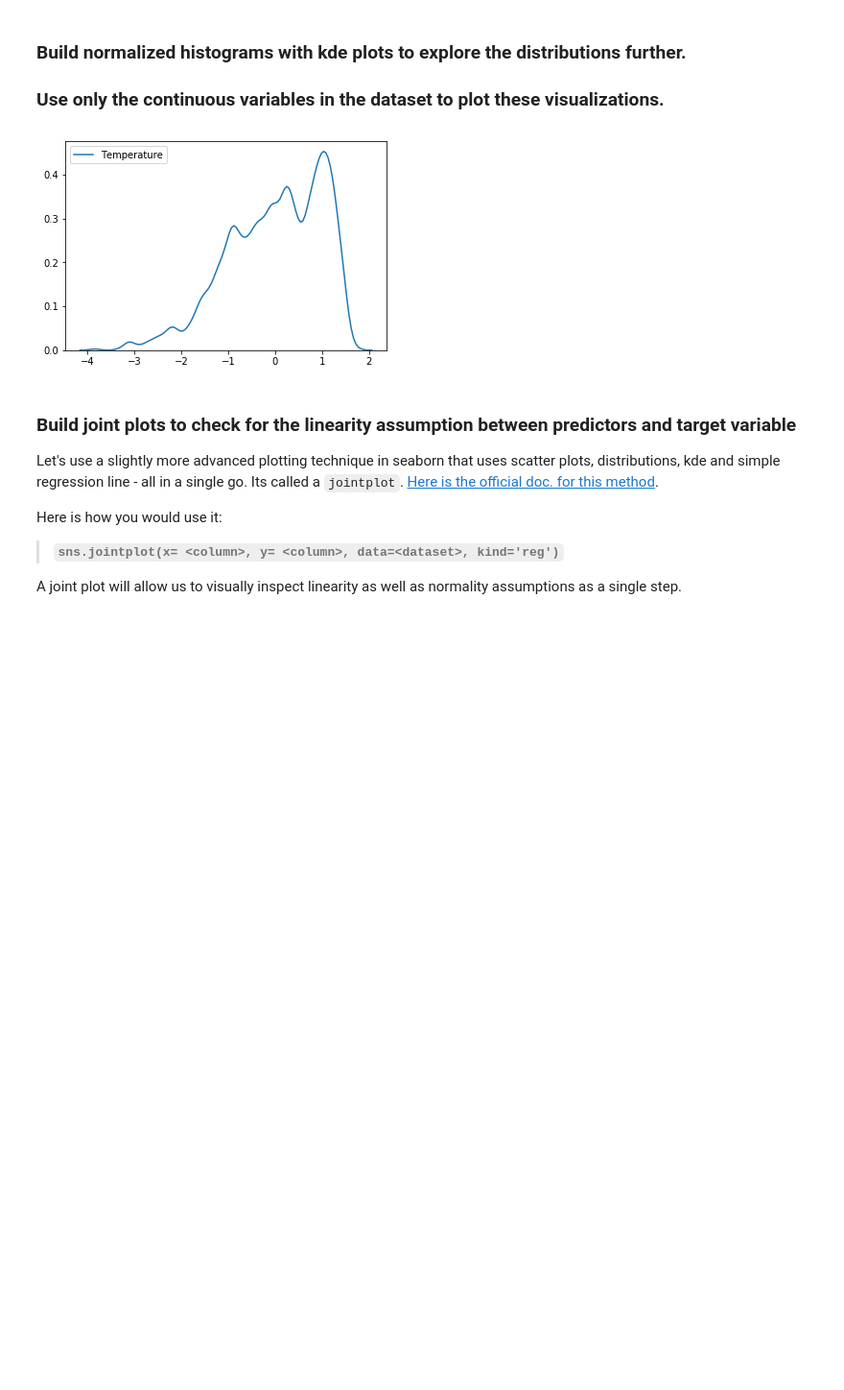
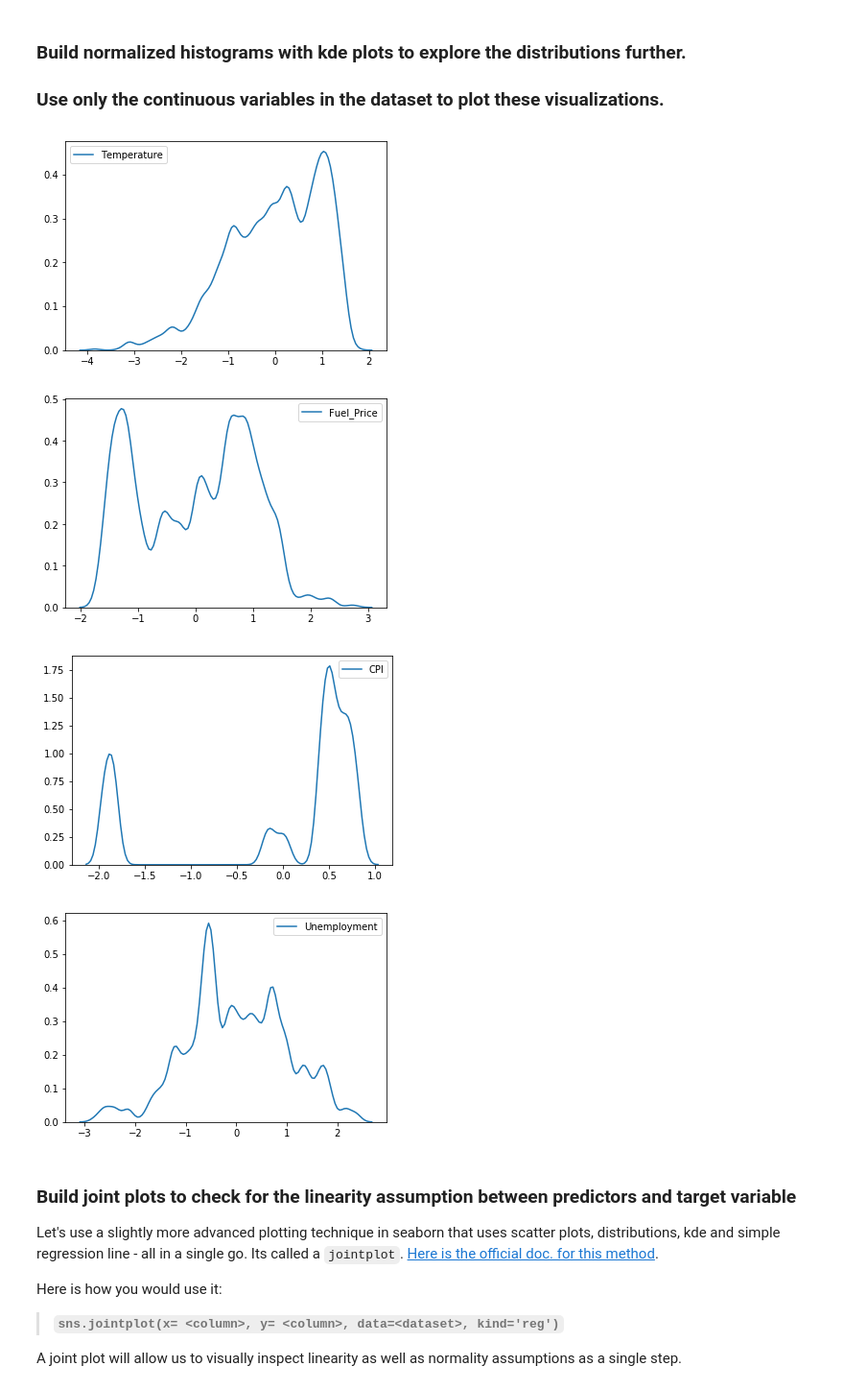
Before and after one commit to UpwardTrajectory/dsc-1-12-08-exploring-our-data-lab-seattle-ds-career-040119, a Jupyter notebook: index.ipynb, the cells around one changed output. Shown at 96% size. Cells and saved outputs as stored; diff of their text form; code cells hidden in the pictures; blank space fills up the shorter version.

```diff
--- a/index.ipynb
+++ b/index.ipynb
@@ -95,12 +95,16 @@ X = df[cat]
 # %%
 import seaborn as sns
 import matplotlib.pyplot as plt
 
 for col in cat:
     sns.kdeplot(df[col])
+    sns.
     plt.show()
 # %% [output]
 [figure]
+[figure, added]
+[figure, added]
+[figure, added]
 # %%
 # State your observations here
 # %% [markdown]
```
